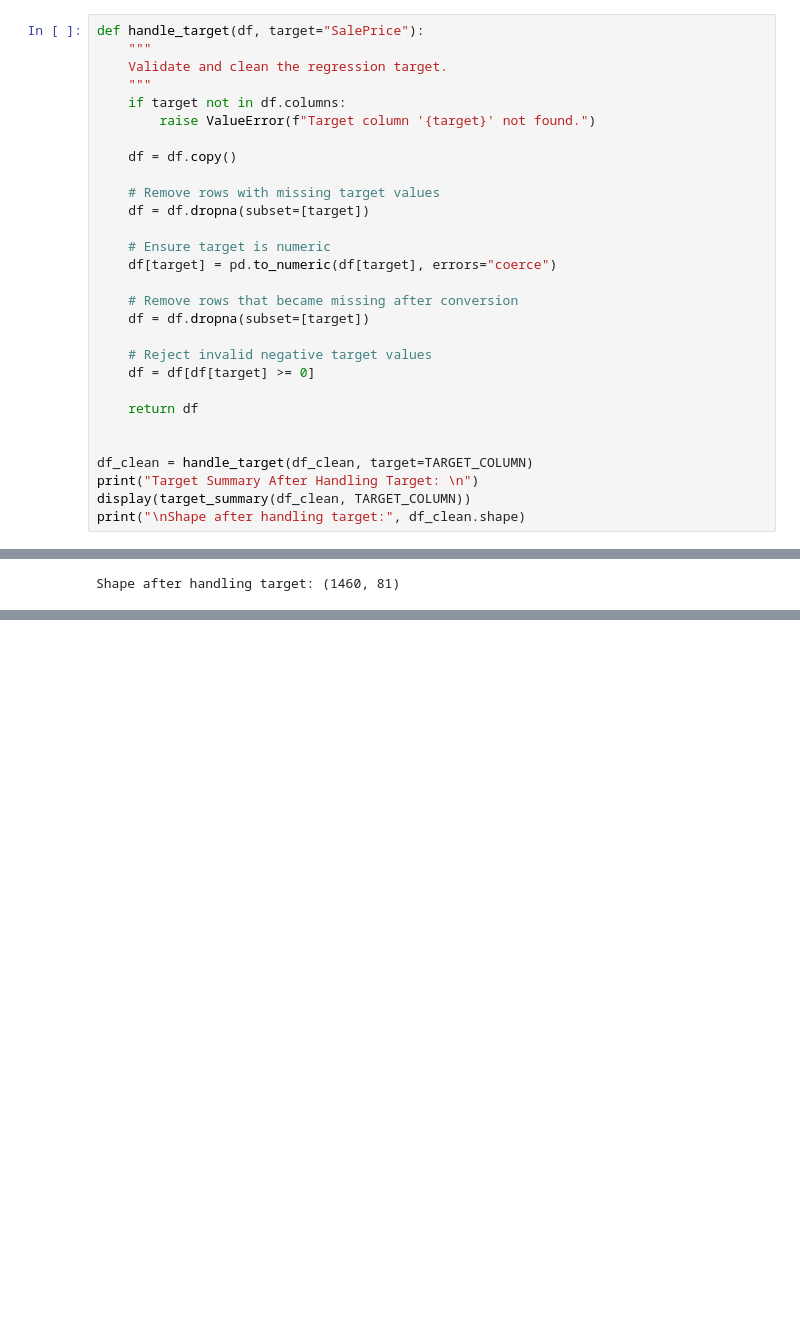
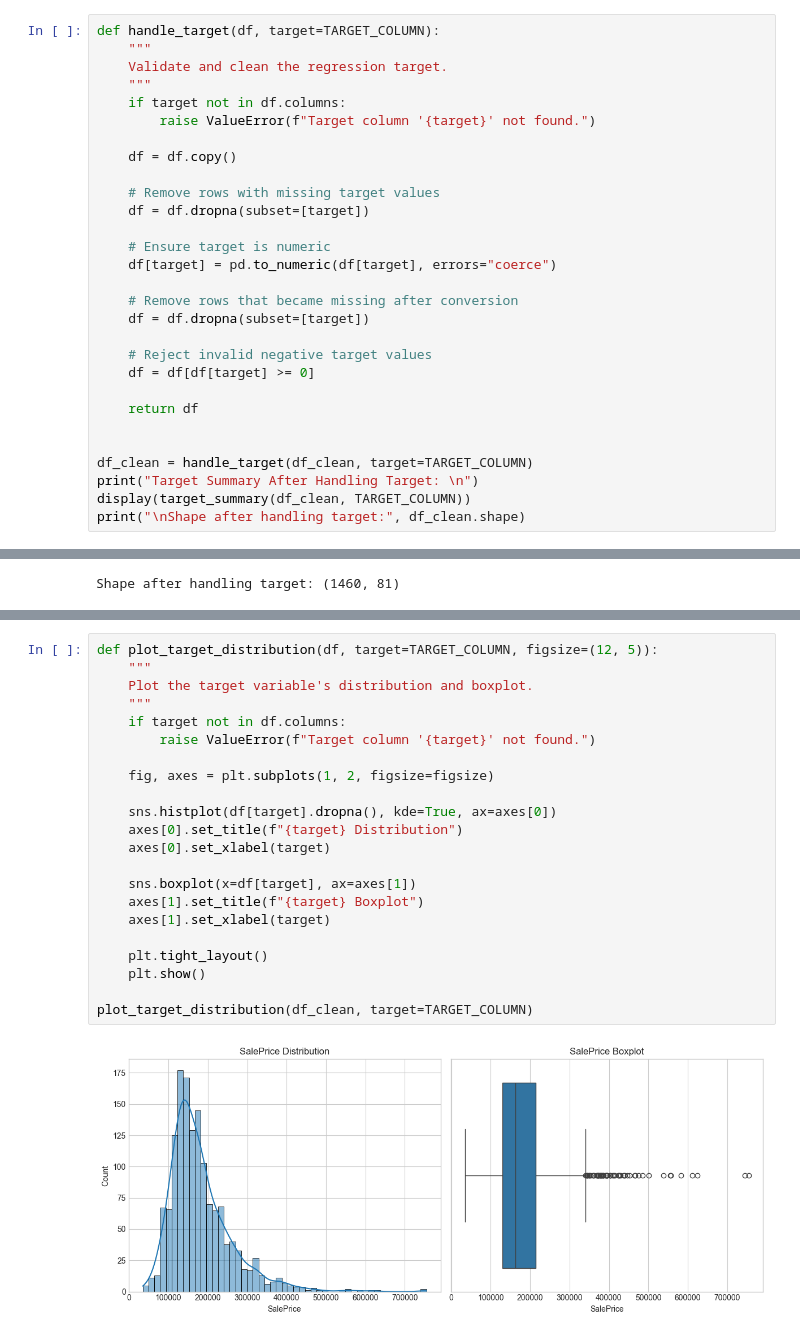
Before and after one commit to samuelablorh/house-price-prediction, a Jupyter notebook: notebooks/house_price_prediction.ipynb, the cells around one changed output, grey strips where cells are left out. Cells and saved outputs as stored; diff of their text form; blank space fills up the shorter version.

```diff
--- a/notebooks/house_price_prediction.ipynb
+++ b/notebooks/house_price_prediction.ipynb
@@ -1301,7 +1251,7 @@ max      755000.000000
 Name: SalePrice, dtype: float64
 None
 # %%
-def handle_target(df, target="SalePrice"):
+def handle_target(df, target=TARGET_COLUMN):
     """
     Validate and clean the regression target.
     """
@@ -1352,0 +1307,24 @@ Shape after handling target: (1460, 81)
+# %%
+def plot_target_distribution(df, target=TARGET_COLUMN, figsize=(12, 5)):
+    """
+    Plot the target variable's distribution and boxplot.
+    """
+    if target not in df.columns:
+        raise ValueError(f"Target column '{target}' not found.")
+
+    fig, axes = plt.subplots(1, 2, figsize=figsize)
+
+    sns.histplot(df[target].dropna(), kde=True, ax=axes[0])
+    axes[0].set_title(f"{target} Distribution")
+    axes[0].set_xlabel(target)
+
+    sns.boxplot(x=df[target], ax=axes[1])
+    axes[1].set_title(f"{target} Boxplot")
+    axes[1].set_xlabel(target)
+
+    plt.tight_layout()
+    plt.show()
+
+plot_target_distribution(df_clean, target=TARGET_COLUMN)
+# %% [output]
+[figure, added]
```
Also changed, not shown: parts of 15 cells of this notebook.
